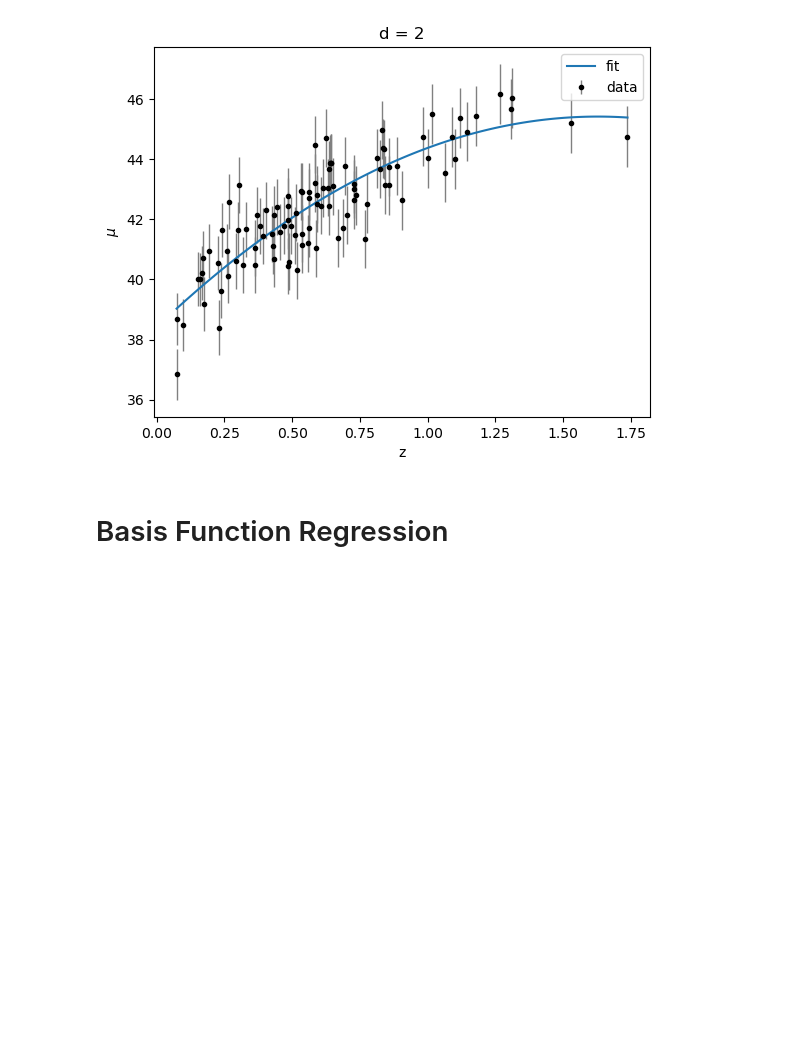
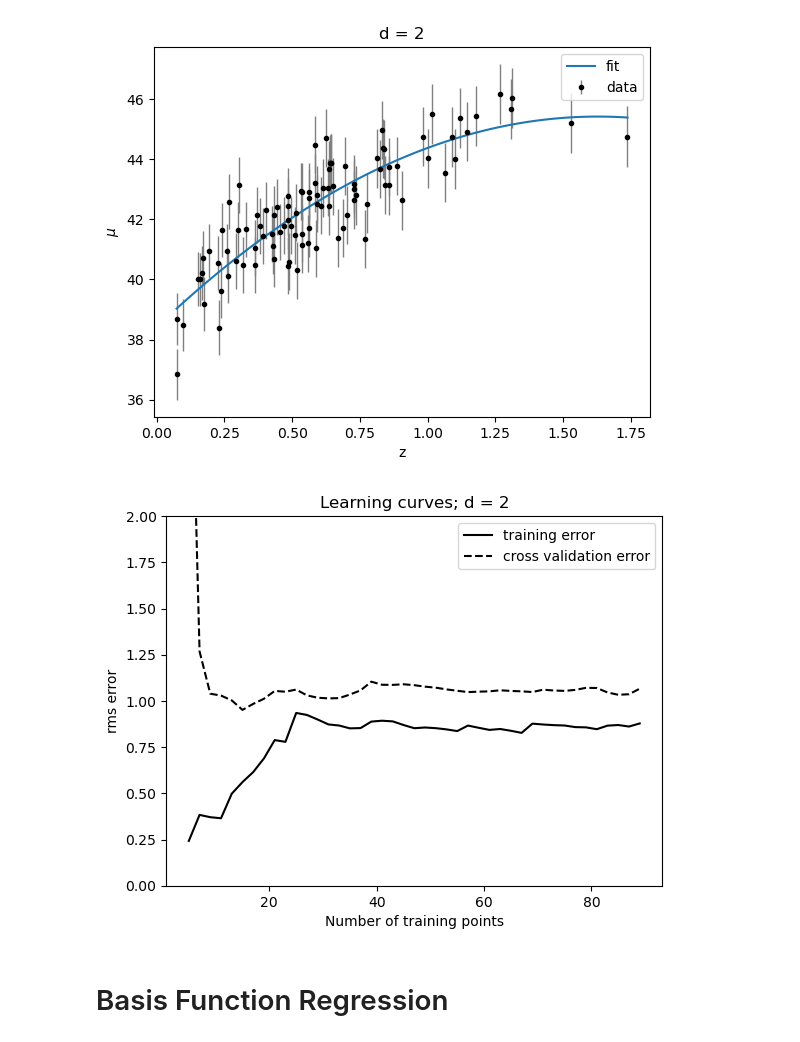
Before and after one commit to Giulia-Foroni/astrostatistics, a Jupyter notebook: lez17/regression.ipynb, the cells around one changed output. Saved outputs shown, nothing was run; the diff lists cells and outputs as text; code cells hidden in the pictures; blank space fills up the shorter version.

```diff
--- a/lez17/regression.ipynb
+++ b/lez17/regression.ipynb
@@ -159,6 +159,27 @@ plt.legend()
 plt.show()
 # %% [output]
 [figure]
+# %%
+x_train, x_cross, y_train, y_cross = sklearn.model_selection.train_test_split(z_sample,mu_sample,train_size=0.9)
+degree = 2
+N_train = np.arange(5,len(x_train),2,dtype=int)
+training_err = []
+crossval_err = []
+for N in N_train:
+    p = np.polyfit(x_train[:N], y_train[:N], degree)
+    training_err.append(np.sqrt(np.sum((np.polyval(p, x_train[:N])- y_train[:N]) ** 2) / len(y_train[:N])))
+    crossval_err.append(np.sqrt(np.sum((np.polyval(p, x_cross)- y_cross) ** 2) / len(y_cross)))
+# %%
+plt.plot(N_train,training_err,'k-',label='training error')
+plt.plot(N_train,crossval_err,'k--',label='cross validation error')
+plt.legend()
+plt.ylim(0,2)
+plt.xlabel('Number of training points')
+plt.ylabel('rms error')
+plt.title('Learning curves; d = 2')
+plt.show()
+# %% [output]
+[figure, added]
 # %% [markdown]
 # Basis Function Regression
 # %%
```
Also changed, not shown: parts of 6 cells of this notebook, 2 other files.
